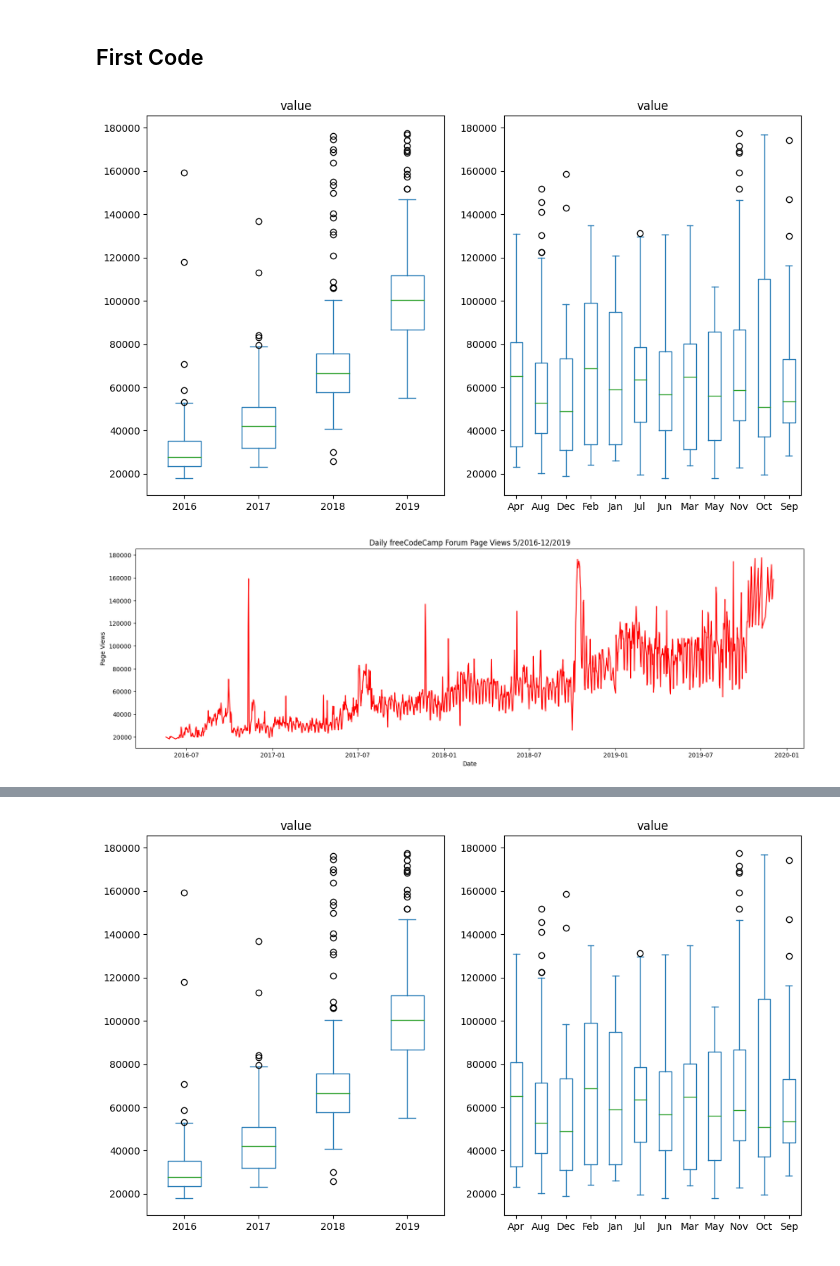
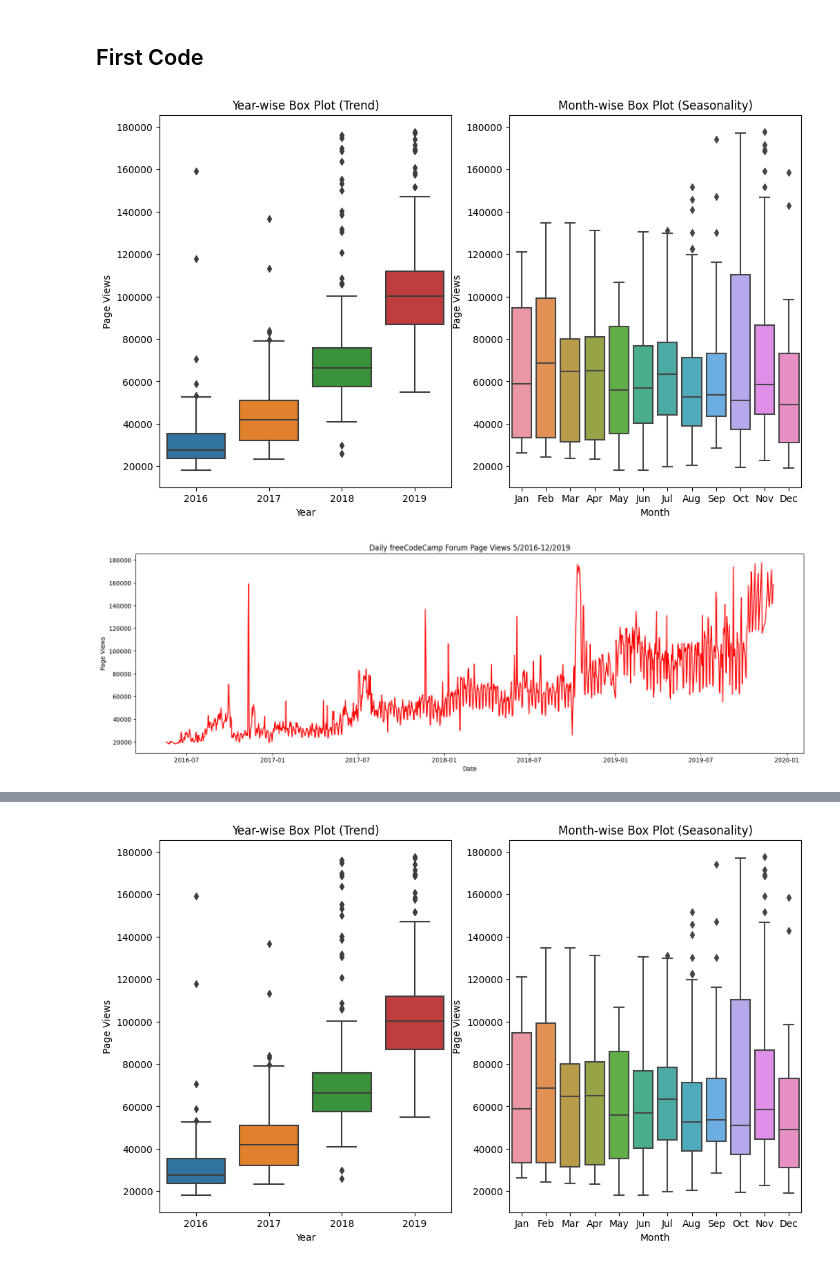
Before and after one commit to Edgaus/Arithmetic-Formatter, a Jupyter notebook: Page View Time Series Visualizer.ipynb, the cells around one changed output, grey strips where cells are left out. Saved outputs shown, nothing was run; the diff lists cells and outputs as text; code cells hidden in the pictures.

```diff
--- a/Page View Time Series Visualizer.ipynb
+++ b/Page View Time Series Visualizer.ipynb
@@ -61,9 +61,15 @@ def draw_bar_plot():
     df_copy['Years'] = df_copy['date'].apply(lambda dt: dt.strftime('%Y') )
     df_copy['Months'] = df_copy['date'].apply(lambda dt: dt.strftime('%B') )
 
+
+
+
+    order = ['January','February','March','April',
+                            'May','June','July','August','September','October','November', 'December']
+
     # Draw bar plot*
 
-    sns.barplot( data=df_copy, x='Years', y='value', hue='Months', palette="Paired", errorbar=None )
+    sns.barplot( data=df_copy, x='Years', y='value', hue='Months', palette="Paired", errorbar=None, hue_order=order)
     plt.ylabel('Average Page Views')
     plt.legend(loc='upper left', title='Months')
 
@@ -78,34 +84,48 @@ def draw_bar_plot():
 
 
 def draw_box_plot():
 
     # Prepare data for box plots (this part is done!)
     df_box = df.copy()
     df_box.reset_index(inplace=True)
     df_box['year'] = [d.year for d in df_box.date]
     df_box['month'] = [d.strftime('%b') for d in df_box.date]
 
     # Draw box plots (using Seaborn)
 
 
 
     fig, ax = plt.subplots(nrows=1, ncols=2, figsize=(12,7))
-    ax[0] = df_box.plot.box(  column='value', by='year', ax=ax[0])
-    ax[1] = df_box.plot.box(  column='value', by='month', ax=ax[1])
 
+    ax[0] = sns.boxplot( x = df_box['year'], y = df_box['value'], ax=ax[0])
+
+
+    ax[0].set_title('Year-wise Box Plot (Trend)')
+    ax[0].set_xlabel('Year')
+    ax[0].set_ylabel('Page Views')
+
+    df_box['month_num'] = df_box['date'].dt.month
+    df_box = df_box.sort_values('month_num')
+    ax[1] = sns.boxplot( x = df_box['month'], y = df_box['value'], ax=ax[1])
+
+
+
+    ax[1].set_title('Month-wise Box Plot (Seasonality)')
+    ax[1].set_xlabel('Month')
+    ax[1].set_ylabel('Page Views')
 
     # Save image and return fig (don't change this part)
     fig.savefig('box_plot.png')
     return fig
 
 
 
 
 
 
 draw_line_plot()
 draw_bar_plot()
 draw_box_plot()
 # %% [output]
-[figure, old version]
+[figure, new version]
 [figure]
@@ -113 +133 @@ draw_box_plot()
-[figure, old version]
+[figure, new version]
```
Also changed, not shown: parts of 11 cells of this notebook, 5 other files.
